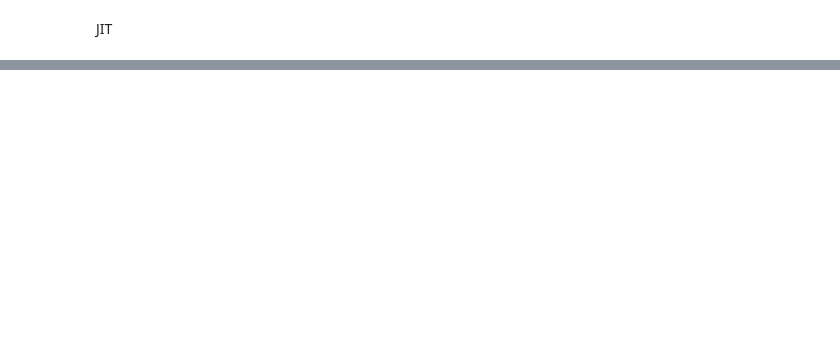
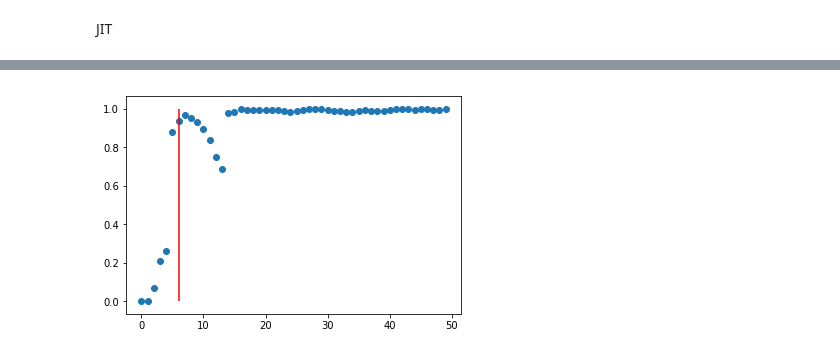
Before and after one commit to Eric-Su-2718/Bayeisan-Hierachical-Clustering-Project, a Jupyter notebook: STA663_Final_Project_Cython.ipynb, the cells around one changed output, grey strips where cells are left out. Cells and saved outputs as stored; diff of their text form; code cells hidden in the pictures; blank space fills up the shorter version.

```diff
--- a/STA663_Final_Project_Cython.ipynb
+++ b/STA663_Final_Project_Cython.ipynb
@@ -878,0 +447,6 @@ class Node(object):
+# %%
+plt.scatter(np.array(range(50)[::-1]), rks)
+plt.vlines(clust_n, ymin = 0, ymax = 1, color = 'red')
+pass
+# %% [output]
+[figure, added]
```
Also changed, not shown: parts of 22 cells of this notebook.
